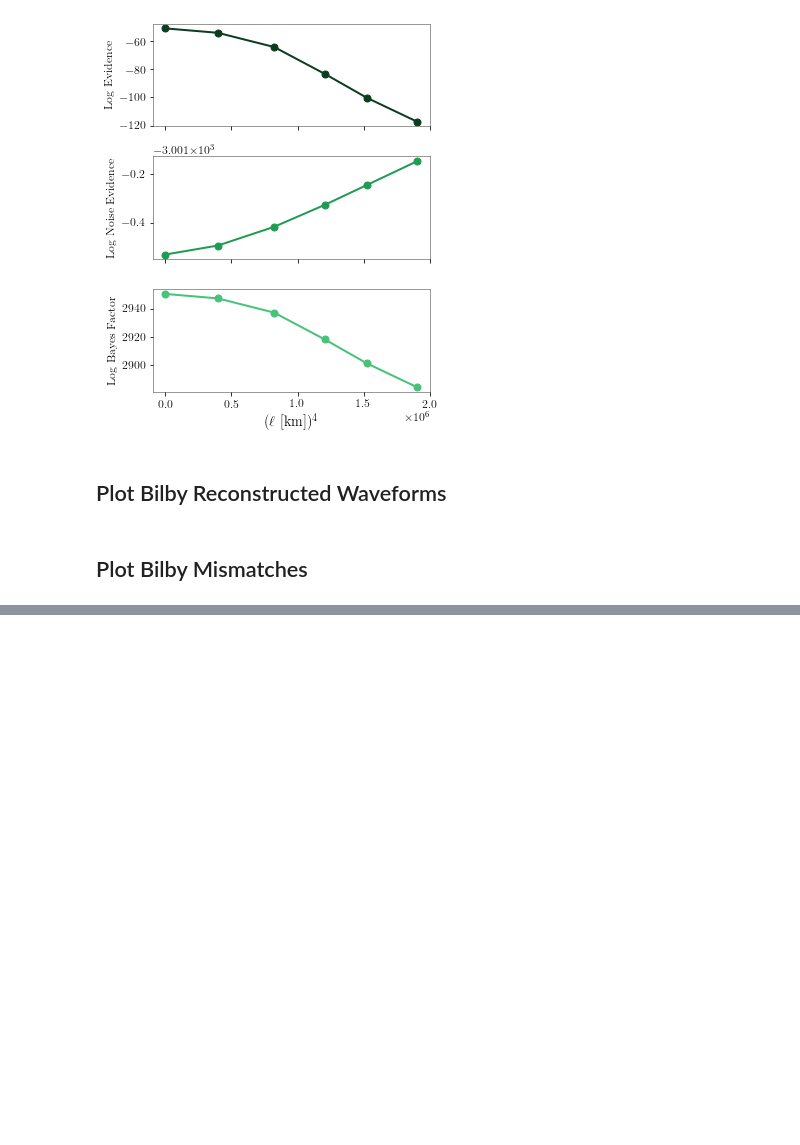
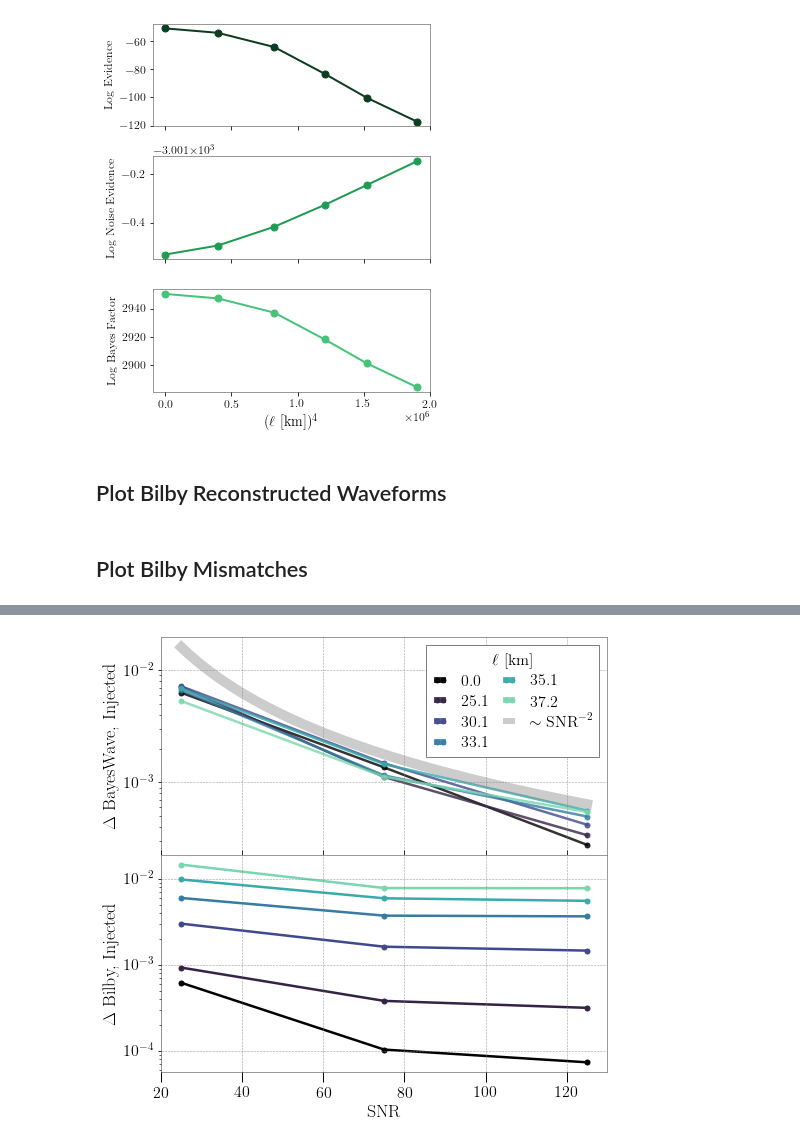
Before and after one commit to mariaokounkova/BeyondGRAnalysis, a Jupyter notebook: BilbyAnalysis.ipynb, the cells around one changed output, grey strips where cells are left out. Saved outputs shown, nothing was run; the diff lists cells and outputs as text; code cells hidden in the pictures; blank space fills up the shorter version.

```diff
--- a/BilbyAnalysis.ipynb
+++ b/BilbyAnalysis.ipynb
@@ -594,0 +686,71 @@ PlotBilbyOverlap()
+# %%
+def PlotBayesWaveBilbyOverlap():
+    """ Create a plot of the overlap between BW injected and recovered waveforms and
+        Bilby injected and recovered waveforms as
+        a function of SNR. Similar to Fig. 4 in https://arxiv.org/abs/2003.09456 """
+
+    base_dir = "/home/maria.okounkova/BeyondGRAnalysis/BilbyPE/PHENOM_"
+    mass = 68
+
+    ells = ["0p0", "0p25", "0p3", "0p33", "0p35",  "0p37"]
+    colors = ['black'] + sns.color_palette('mako', n_colors=len(ells) - 1)
+    snrs = [25, 75, 125]
+
+    fig, ax = plt.subplots(2, figsize=(8, 8), sharex = True)
+
+    for ell, color in zip(ells, colors):
+
+        bilby_delta_arr = []
+        bw_delta_arr = []
+
+        for snr in snrs:
+
+            ## Bayeswave overlap
+            p = base_dir + "dCS_" + ell + "_" + str(snr)
+            overlap = BayesWaveOverlap(p)
+            bw_delta = 1.0 - overlap
+            bw_delta_arr.append(bw_delta)
+
+            ## Bilby overlap
+            p = "PHENOM_dCS_" + ell + "_" + str(snr)
+            overlap = BilbyOverlap(p)
+            bilby_delta = 1.0 - overlap
+            bilby_delta_arr.append(bilby_delta)
+
+        ax[0].plot(snrs, bw_delta_arr, '-o', color = color,  lw = 2.5, alpha = 0.8, label = "%.1f" % EllinKm(ell, mass), markersize = 5)
+        ax[1].plot(snrs, bilby_delta_arr, '-o', color = color, lw = 2.5, label = "$\ell$ = %.1f km" % EllinKm(ell, mass), markersize = 5)
+
+    ## Add in 1/SNR^2 curve
+    SNRS = np.linspace(snrs[0], snrs[-1], 100)
+    snr_curve = SNRS**-2.0
+    ax[0].plot(SNRS, snr_curve*10, color='gray', label = r'$\sim \mathrm{SNR}^{-2}$', alpha = 0.4, lw = 10.0)
+
+    plt.subplots_adjust(hspace=0.0)
+
+    leg = ax[0].legend(fontsize=16, ncol=2, title = r'$\ell$ [km]', \
+                       columnspacing=0.8, labelspacing = 0.4, framealpha = 1.0, frameon = True, loc = 'upper right')
+    plt.setp(leg.get_title(),fontsize=16)
+
+    ax[0].set_yscale('log')
+    ax[1].set_yscale('log')
+
+    ax[0].set_ylabel(r'$\Delta$ BayesWave, Injected', fontsize=18)
+    ax[1].set_ylabel(r'$\Delta$ Bilby, Injected', fontsize=18)
+    ax[1].set_xlabel('SNR', fontsize=18)
+    #plt.savefig('BayeswaveBilbyDeltas.pdf')
+
+    ax[0].tick_params(axis='y', labelsize=16)
+    ax[1].tick_params(axis='y', labelsize=16)
+
+    ax[0].tick_params(axis = 'x', direction='inout', length=10)
+    ax[1].tick_params(axis = 'x', direction='out', length=10, width=1, colors='k',
+               grid_color='b', grid_alpha=0.5, labelsize=16)
+
+    for axis in ax:
+        axis.grid(True, alpha=0.7, lw = 0.6, ls = '--', color = 'gray')
+    plt.savefig('DeltaBWBilby.pdf')
+    plt.show()
+
+PlotBayesWaveBilbyOverlap()
+# %% [output]
+[figure, added]
```
Also changed, not shown: parts of 3 cells of this notebook, 1 other file.
